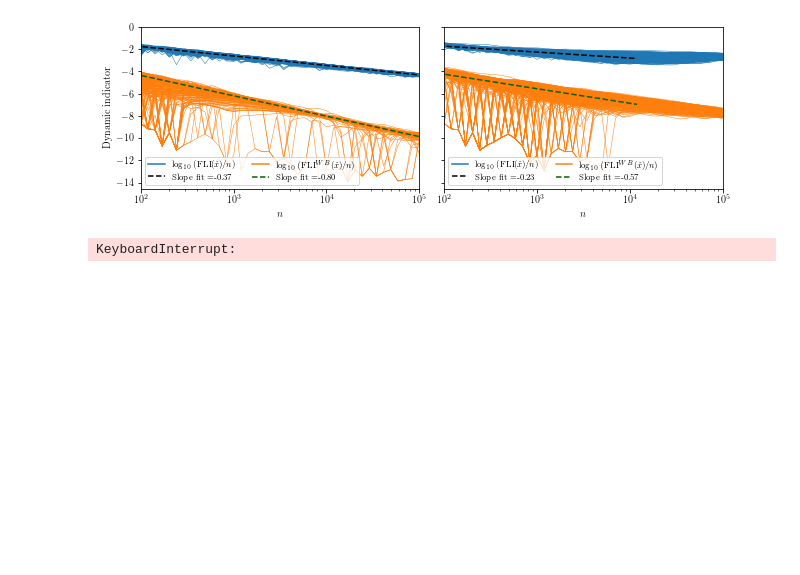
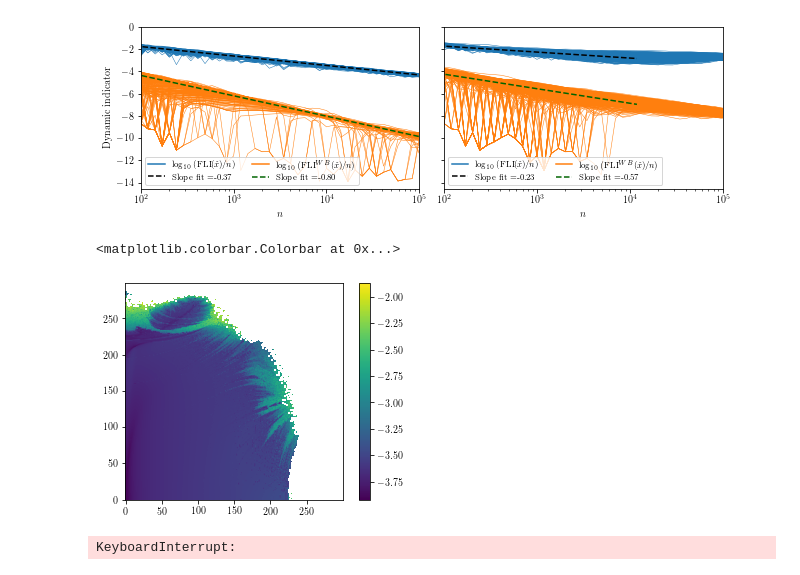
Before and after one commit to carlidel/lhc_dynamic_indicators, a Jupyter notebook: notebooks/inspections.ipynb, the cells around one changed output. Drawn from its saved outputs; the diff is of its cells as text; code cells hidden in the pictures; blank space fills up the shorter version.

```diff
--- a/notebooks/inspections.ipynb
+++ b/notebooks/inspections.ipynb
@@ -258,6 +281,7 @@ for i, ((lattice, extent), zeta) in enumerate(itertools.product(zip(lattice_list
                 disp[mask_list[i]] = 1e-14
 
             disp = np.log10(disp / t)
+            disp[np.logical_and(mask_list[i], np.isnan(disp))] = np.nanmax(disp)
             disp[np.isinf(disp)] = np.nan
             disp[np.logical_and(mask_list[i], np.isnan(disp))] = np.nanmin(disp)
 
@@ -787,17 +811,18 @@ for i, ((lattice, extent), zeta) in enumerate(itertools.product(zip(lattice_list
             disp[~mask_list[i]] = np.nan
             if np.count_nonzero(disp[mask_list[i]] > 0) == 0:
                 disp[mask_list[i]] = 1e-14
-
+            under_zero_mask = disp < 0
             disp = np.log10(disp / t)
             disp[np.isinf(disp)] = np.nan
-            disp[np.logical_and(mask_list[i], np.isnan(disp))] = np.nanmin(disp)
+            disp[np.logical_and(mask_list[i], np.isnan(disp))] = np.nanmax(disp)
+            disp[under_zero_mask] = -14
 
             post_data_list.append(disp)
 
             try:
                 threshold = find_threshold_density(disp[mask_list[i]], where_chaos="higher")
             except:
-                threshold = 1e-13
+                threshold = -13
             thresh_list.append(threshold)
 
             guess = disp < threshold
@@ -1001,7 +1026,8 @@ for i, ((lattice, extent), zeta) in enumerate(itertools.product(zip(lattice_list
             if np.count_nonzero(disp[mask_list[i]] > 0) == 0:
                 disp[mask_list[i]] = 1e-14
 
-            disp = np.log10(disp / t)
+            disp = np.log10(disp)
+            disp[np.logical_and(mask, np.isnan(disp))] = np.nanmax(disp)
             disp[np.isinf(disp)] = np.nan
             disp[np.logical_and(mask_list[i], np.isnan(disp))] = np.nanmin(disp)
 
@@ -1056,6 +1082,12 @@ for i, ((lattice, extent), zeta) in enumerate(itertools.product(zip(lattice_list
             megno_delta_thresh_list.append(thresh_list)
             megno_delta_guesses_list.append(guesses_list)
             megno_delta_scores_list.append(scores_list)
+# %%
+plt.imshow(np.log10((4*megno_x_data_list[7][-1].reshape(300, 300) - 2)/100000), origin="lower")
+plt.colorbar()
+# %% [output]
+<matplotlib.colorbar.Colorbar at 0x...>
+[figure, added]
 # %%
 gali_x_px_data_list = []
 gali_y_py_data_list = []
```
Also changed, not shown: parts of 33 cells of this notebook, 3 other files.
